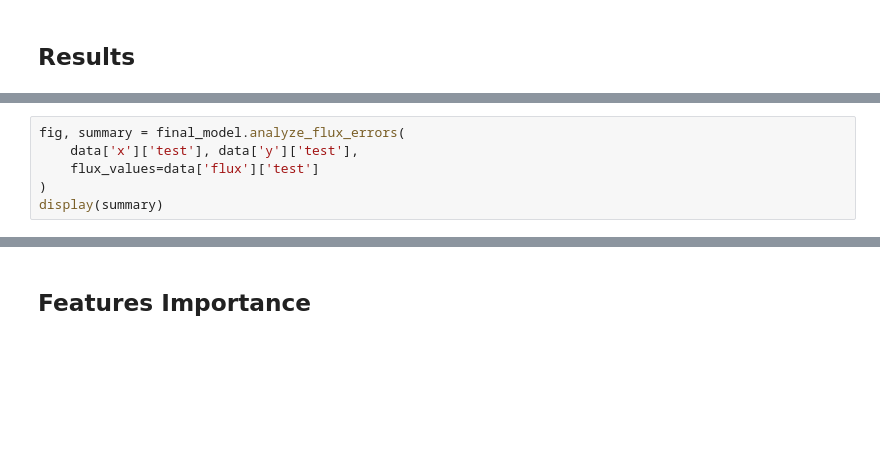
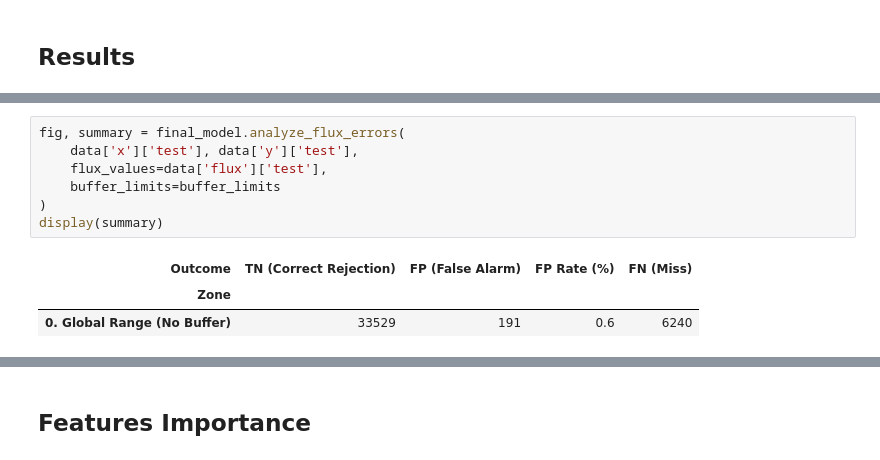
Before and after one commit to DudsFerraz/Solar_Flares_Forecasting, a Jupyter notebook: src/notebooks/models_training/specialist_MX_training/specialist_MX_training.ipynb, the cells around one changed output, grey strips where cells are left out. Cells and saved outputs as stored; diff of their text form; blank space fills up the shorter version.

```diff
--- a/src/notebooks/models_training/specialist_MX_training/specialist_MX_training.ipynb
+++ b/src/notebooks/models_training/specialist_MX_training/specialist_MX_training.ipynb
@@ -141,9 +222,14 @@ print(final_model.get_classification_report(
 # %%
 fig, summary = final_model.analyze_flux_errors(
     data['x']['test'], data['y']['test'],
-    flux_values=data['flux']['test']
+    flux_values=data['flux']['test'],
+    buffer_limits=buffer_limits
 )
 display(summary)
+# %% [output]
+| Outcome | TN (Correct Rejection) | FP (False Alarm) | FP Rate (%) | FN (Miss) |
+| Zone |  |  |  |  |
+| 0. Global Range (No Buffer) | 33529 | 191 | 0.6 | 6240 |
 # %%
 error_report = final_model.analyze_error_distribution(
     x=data['x']['test'],
```
Also changed, not shown: parts of 13 cells of this notebook, 1 other file.
